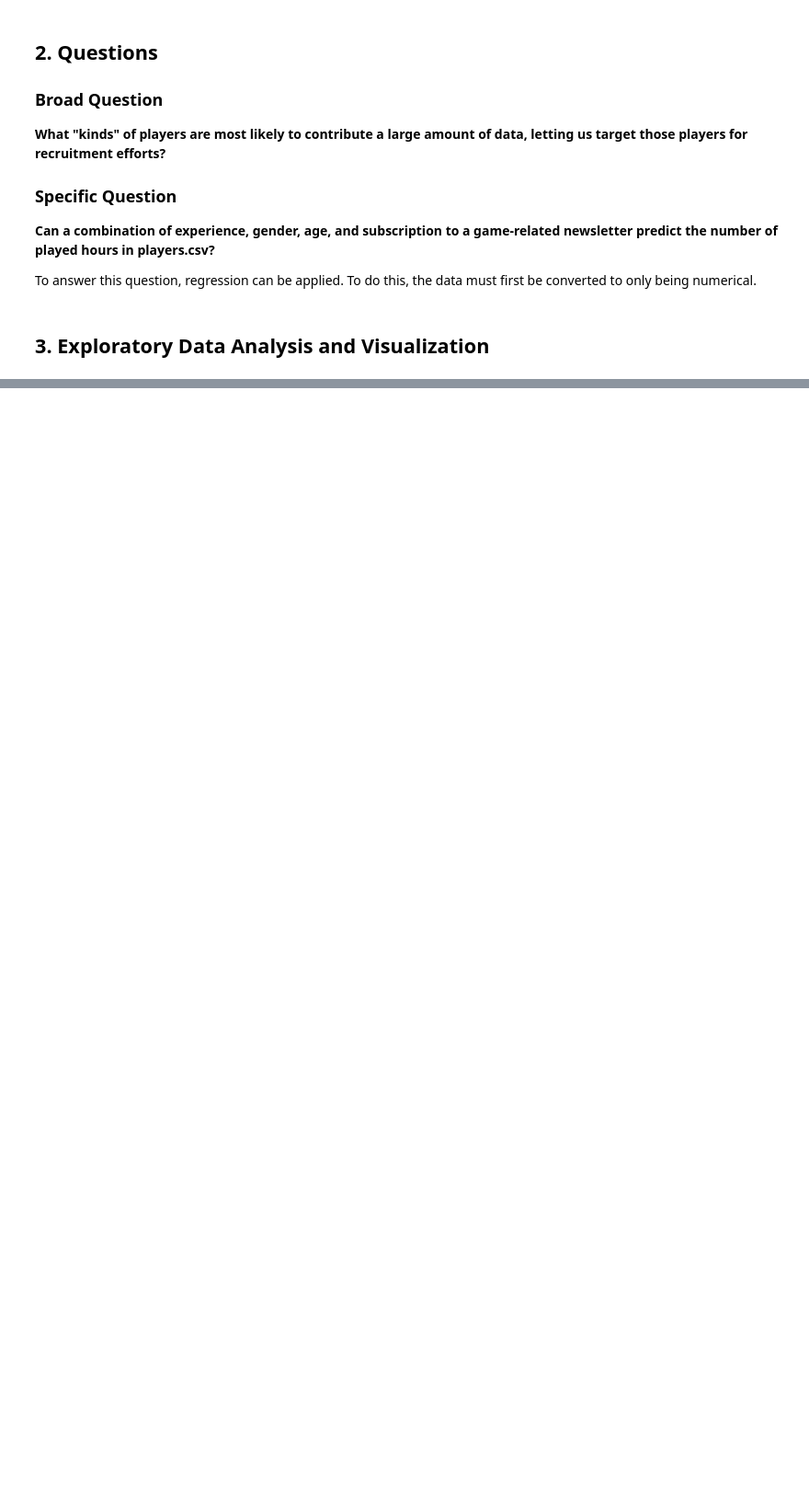
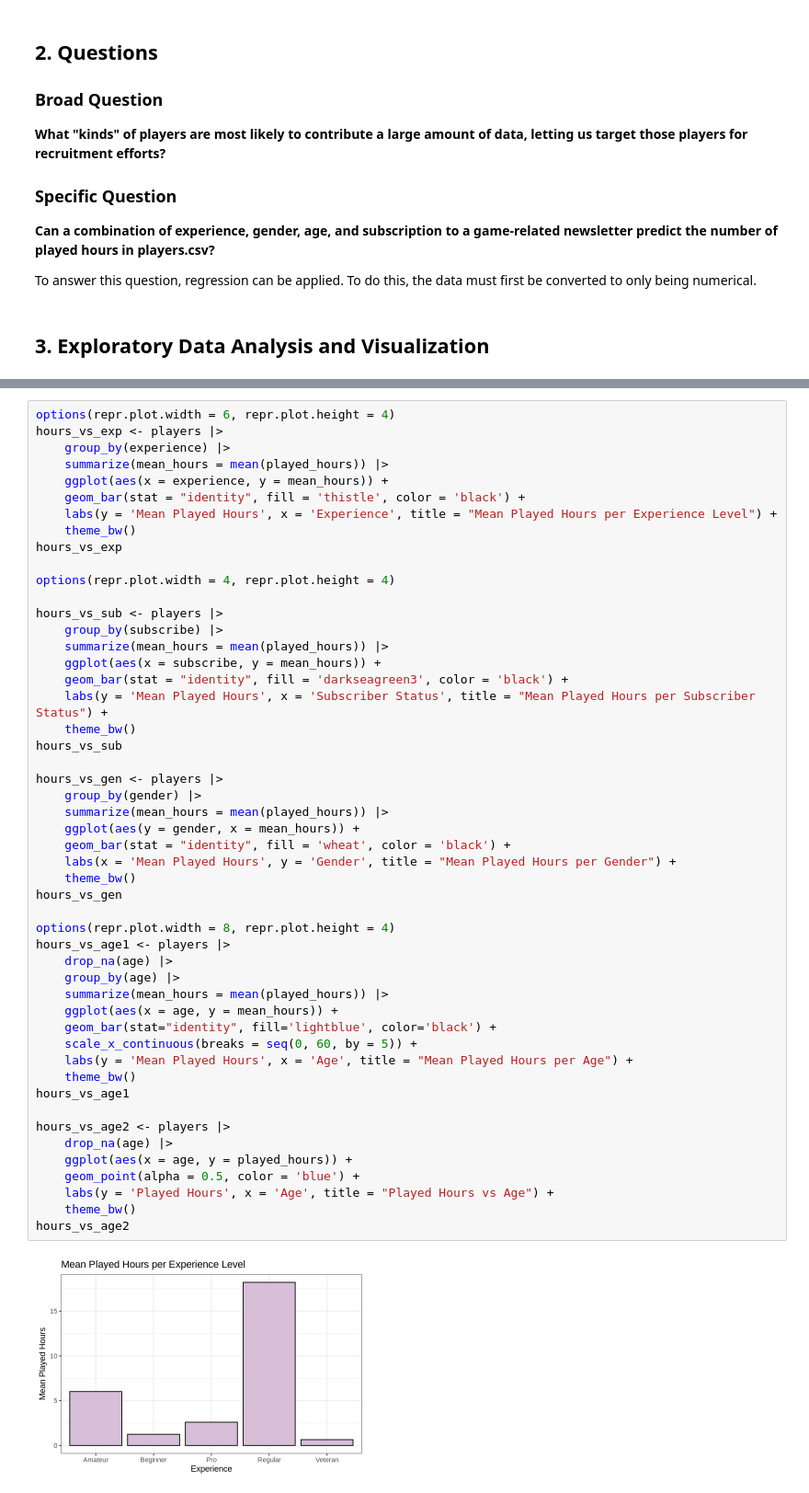
Before and after one commit to evanvoorbergen/dsci100-project, a Jupyter notebook: Individual Project.ipynb, the cells around one changed output, grey strips where cells are left out. Shown at 92% size. Saved outputs shown, nothing was run; the diff lists cells and outputs as text; blank space fills up the shorter version.

```diff
--- a/Individual Project.ipynb
+++ b/Individual Project.ipynb
@@ -452,0 +483,52 @@ Warning message:
+# %%
+options(repr.plot.width = 6, repr.plot.height = 4)
+hours_vs_exp <- players |>
+    group_by(experience) |>
+    summarize(mean_hours = mean(played_hours)) |>
+    ggplot(aes(x = experience, y = mean_hours)) +
+    geom_bar(stat = "identity", fill = 'thistle', color = 'black') +
+    labs(y = 'Mean Played Hours', x = 'Experience', title = "Mean Played Hours per Experience Level") +
+    theme_bw()
+hours_vs_exp
+
+options(repr.plot.width = 4, repr.plot.height = 4)
+
+hours_vs_sub <- players |>
+    group_by(subscribe) |>
+    summarize(mean_hours = mean(played_hours)) |>
+    ggplot(aes(x = subscribe, y = mean_hours)) +
+    geom_bar(stat = "identity", fill = 'darkseagreen3', color = 'black') +
+    labs(y = 'Mean Played Hours', x = 'Subscriber Status', title = "Mean Played Hours per Subscriber Status") +
+    theme_bw()
+hours_vs_sub
+
+hours_vs_gen <- players |>
+    group_by(gender) |>
+    summarize(mean_hours = mean(played_hours)) |>
+    ggplot(aes(y = gender, x = mean_hours)) +
+    geom_bar(stat = "identity", fill = 'wheat', color = 'black') +
+    labs(x = 'Mean Played Hours', y = 'Gender', title = "Mean Played Hours per Gender") +
+    theme_bw()
+hours_vs_gen
+
+options(repr.plot.width = 8, repr.plot.height = 4)
+hours_vs_age1 <- players |>
+    drop_na(age) |>
+    group_by(age) |>
+    summarize(mean_hours = mean(played_hours)) |>
+    ggplot(aes(x = age, y = mean_hours)) +
+    geom_bar(stat="identity", fill='lightblue', color='black') +
+    scale_x_continuous(breaks = seq(0, 60, by = 5)) +
+    labs(y = 'Mean Played Hours', x = 'Age', title = "Mean Played Hours per Age") +
+    theme_bw()
+hours_vs_age1
+
+hours_vs_age2 <- players |>
+    drop_na(age) |>
+    ggplot(aes(x = age, y = played_hours)) +
+    geom_point(alpha = 0.5, color = 'blue') +
+    labs(y = 'Played Hours', x = 'Age', title = "Played Hours vs Age") +
+    theme_bw()
+hours_vs_age2
+# %% [output]
+[figure, added]
```
Also changed, not shown: parts of 9 cells of this notebook.
